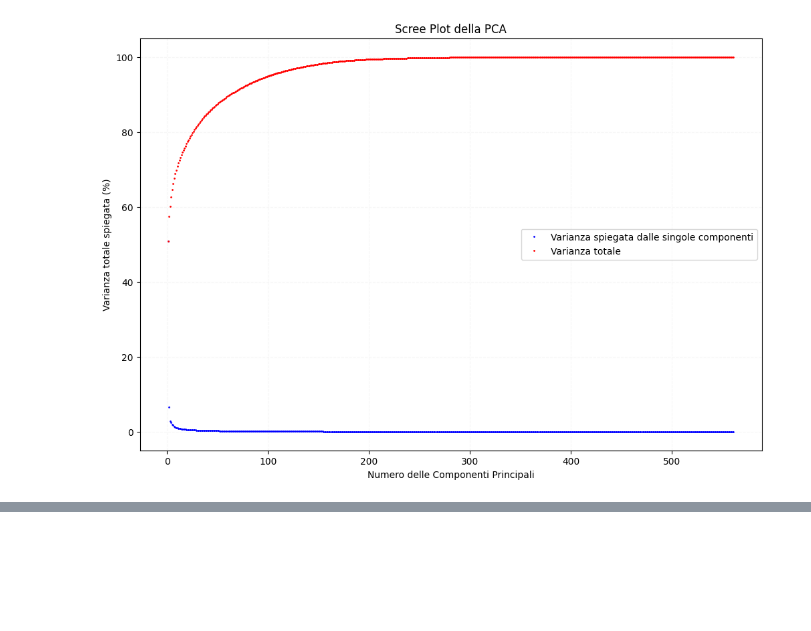
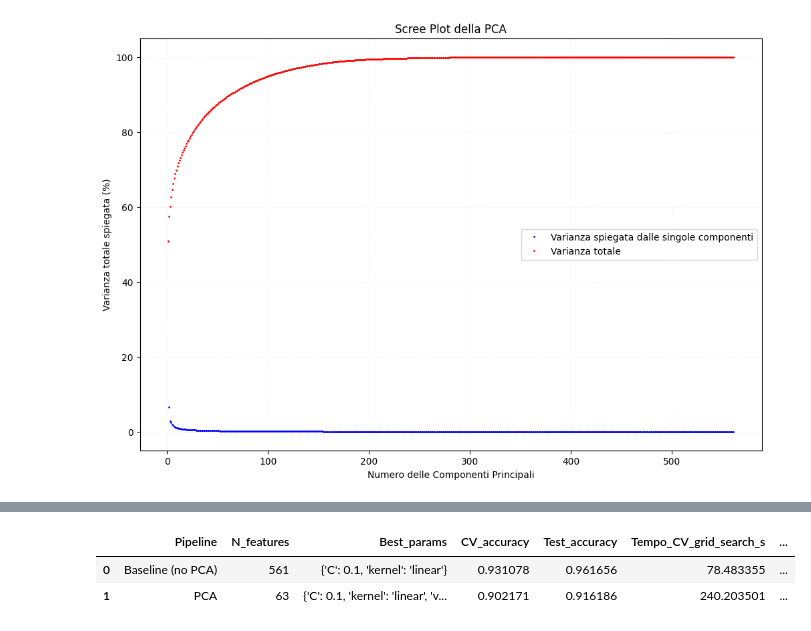
Before and after one commit to quiggiu/human-activity-recognition-with-pca-and-svm-classifier, a Jupyter notebook: human_activity_recognition.ipynb, the cells around one changed output, grey strips where cells are left out. Drawn from its saved outputs; the diff is of its cells as text; code cells hidden in the pictures; blank space fills up the shorter version.

```diff
--- a/human_activity_recognition.ipynb
+++ b/human_activity_recognition.ipynb
@@ -418,0 +467,17 @@ Accuracy sul test set (baseline): 0.9617
+# %%
+# Tabella riassuntiva di confronto
+confronto = pd.DataFrame({
+    'Pipeline': ['Baseline (no PCA)', 'PCA'],
+    'N_features': [X_train_normalizzato.shape[1], numero_componenti],
+    'Best_params': [best_params_baseline, best_params],
+    'CV_accuracy': [best_score_baseline, riga_scelta['accuracy_media']],
+    'Test_accuracy': [accuracy_baseline, accuracy_score(y_test, y_test_pred)],
+    'Tempo_CV_grid_search_s': [tempo_cv_baseline,tempo_cv],
+    'Tempo_training_finale_s': [tempo_fit_baseline, tempo_fit],
+    'Tempo_predizione_s': [tempo_pred_baseline, tempo_pred]
+})
+confronto
+# %% [output]
+|  | Pipeline | N_features | Best_params | CV_accuracy | Test_accuracy | Tempo_CV_grid_search_s | ... |
+| 0 | Baseline (no PCA) | 561 | {'C': 0.1, 'kernel': 'linear'} | 0.931078 | 0.961656 | 78.483355 | ... |
+| 1 | PCA | 63 | {'C': 0.1, 'kernel': 'linear', 'v... | 0.902171 | 0.916186 | 240.203501 | ... |
```
Also changed, not shown: parts of 13 cells of this notebook.
